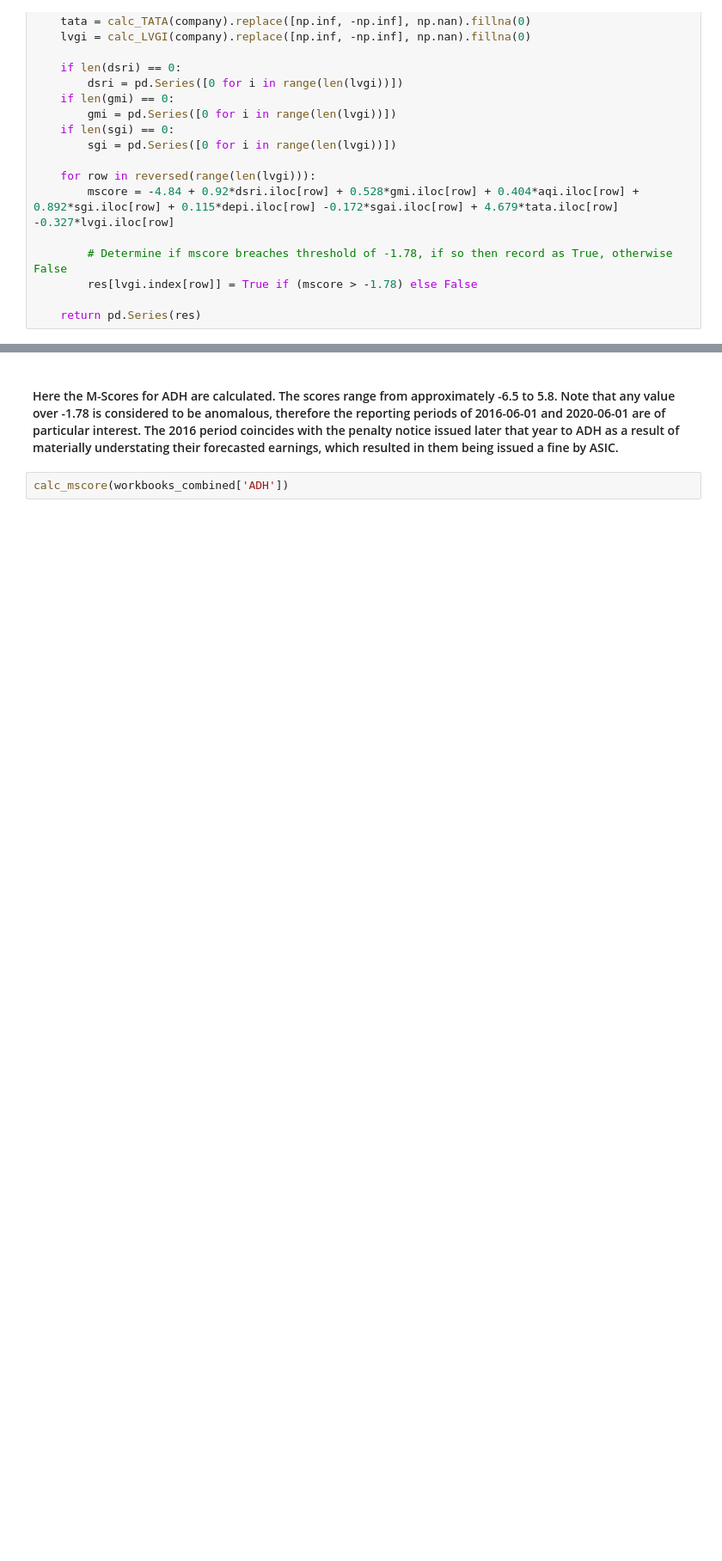
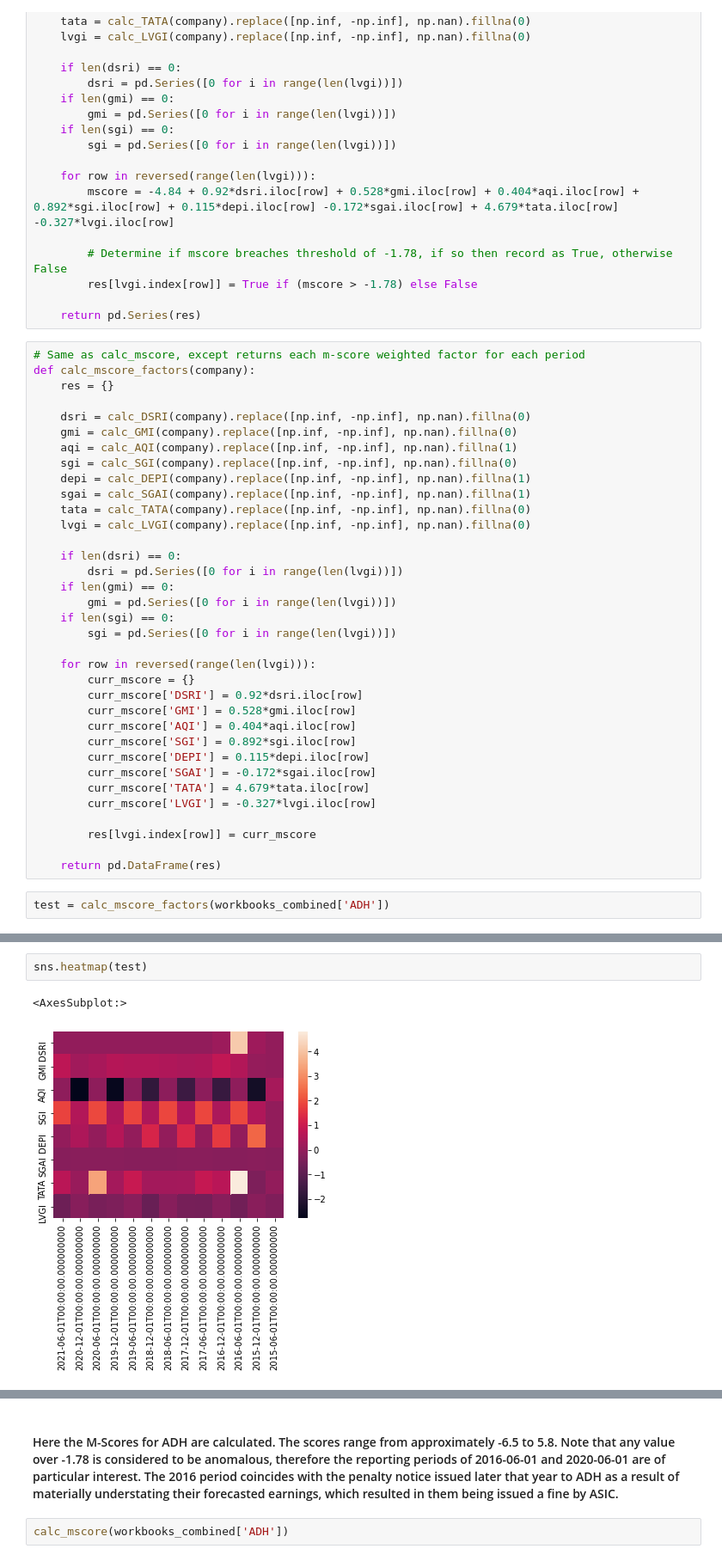
Before and after one commit to someonealive0/deepaudit, a Jupyter notebook: COMP3850.ipynb, the cells around one changed output, grey strips where cells are left out. Shown at 86% size. Drawn from its saved outputs; the diff is of its cells as text; blank space fills up the shorter version.

```diff
--- a/COMP3850.ipynb
+++ b/COMP3850.ipynb
@@ -583,3 +584,40 @@ def calc_mscore_TF(company):
         res[lvgi.index[row]] = True if (mscore > -1.78) else False
 
     return pd.Series(res)
+# %%
+# Same as calc_mscore, except returns each m-score weighted factor for each period
+def calc_mscore_factors(company):
+    res = {}
+
+    dsri = calc_DSRI(company).replace([np.inf, -np.inf], np.nan).fillna(0)
+    gmi = calc_GMI(company).replace([np.inf, -np.inf], np.nan).fillna(0)
+    aqi = calc_AQI(company).replace([np.inf, -np.inf], np.nan).fillna(1)
+    sgi = calc_SGI(company).replace([np.inf, -np.inf], np.nan).fillna(0)
+    depi = calc_DEPI(company).replace([np.inf, -np.inf], np.nan).fillna(1)
+    sgai = calc_SGAI(company).replace([np.inf, -np.inf], np.nan).fillna(1)
+    tata = calc_TATA(company).replace([np.inf, -np.inf], np.nan).fillna(0)
+    lvgi = calc_LVGI(company).replace([np.inf, -np.inf], np.nan).fillna(0)
+
+    if len(dsri) == 0:
+        dsri = pd.Series([0 for i in range(len(lvgi))])
+    if len(gmi) == 0:
+        gmi = pd.Series([0 for i in range(len(lvgi))])
+    if len(sgi) == 0:
+        sgi = pd.Series([0 for i in range(len(lvgi))])
+
+    for row in reversed(range(len(lvgi))):
+        curr_mscore = {}
+        curr_mscore['DSRI'] = 0.92*dsri.iloc[row]
+        curr_mscore['GMI'] = 0.528*gmi.iloc[row]
+        curr_mscore['AQI'] = 0.404*aqi.iloc[row]
+        curr_mscore['SGI'] = 0.892*sgi.iloc[row]
+        curr_mscore['DEPI'] = 0.115*depi.iloc[row]
+        curr_mscore['SGAI'] = -0.172*sgai.iloc[row]
+        curr_mscore['TATA'] = 4.679*tata.iloc[row]
+        curr_mscore['LVGI'] = -0.327*lvgi.iloc[row]
+
+        res[lvgi.index[row]] = curr_mscore
+
+    return pd.DataFrame(res)
+# %%
+test = calc_mscore_factors(workbooks_combined['ADH'])
@@ -585,0 +636,5 @@ def calc_mscore_TF(company):
+# %%
+sns.heatmap(test)
+# %% [output]
+<AxesSubplot:>
+[figure, added]
```
Also changed, not shown: parts of 29 cells of this notebook.
